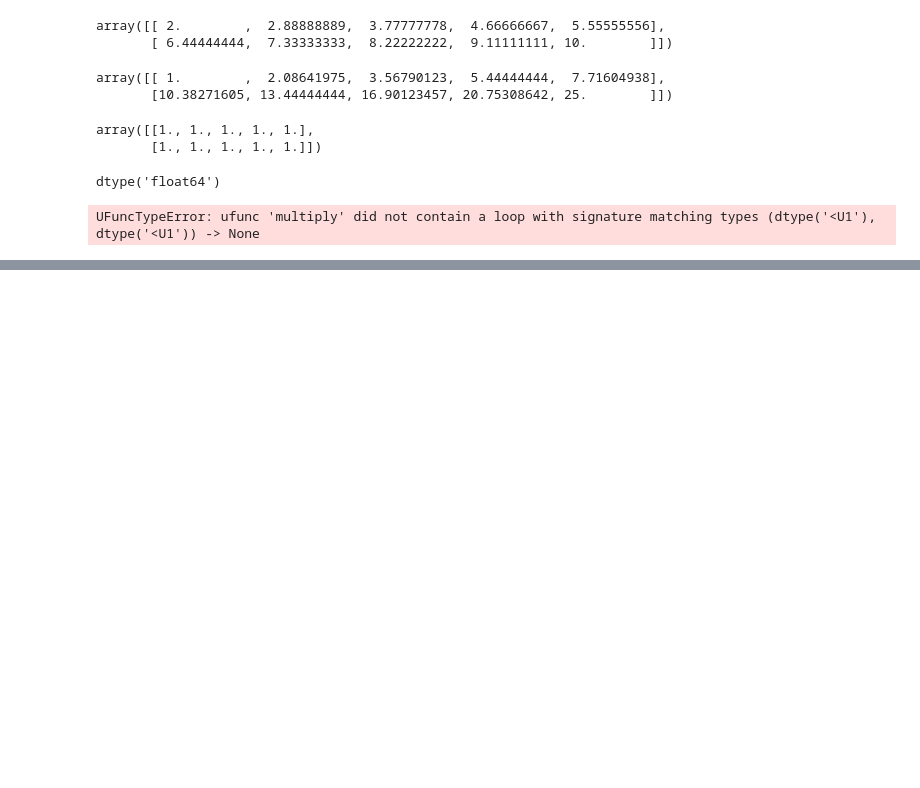
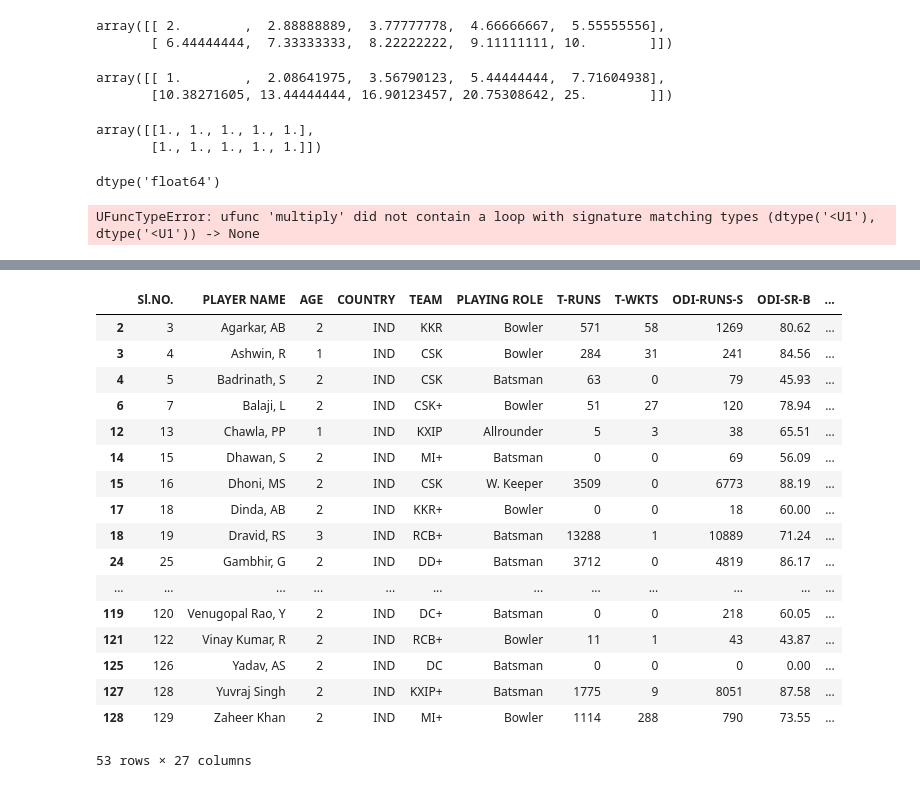
Before and after one commit to nachikethmurthy/Data-Science-Python-Sep-25, a Jupyter notebook: Module-2/Numpy Pandas Matplotlib.ipynb, the cells around one changed output, grey strips where cells are left out. Drawn from its saved outputs; the diff is of its cells as text; code cells hidden in the pictures; blank space fills up the shorter version.

```diff
--- a/Module-2/Numpy Pandas Matplotlib.ipynb
+++ b/Module-2/Numpy Pandas Matplotlib.ipynb
@@ -227,0 +284,3 @@ array([[65, 36, 19],
+# %%
+df = pd.read_csv("IPL IMB381IPL2013.csv")
+df
@@ -227,0 +563,3 @@ array([[65, 36, 19],
+# %%
+# PREMIUM = SOLD PRICE - BASE PRICE
+df['PREMIUM'] = df["SOLD PRICE"] - df["BASE PRICE"] # data transformation
@@ -227,0 +712,21 @@ array([[65, 36, 19],
+# %%
+df[df['COUNTRY'] == "IND"]
+# %% [output]
+|  | Sl.NO. | PLAYER NAME | AGE | COUNTRY | TEAM | PLAYING ROLE | T-RUNS | T-WKTS | ODI-RUNS-S | ODI-SR-B | ... |
+| 2 | 3 | Agarkar, AB | 2 | IND | KKR | Bowler | 571 | 58 | 1269 | 80.62 | ... |
+| 3 | 4 | Ashwin, R | 1 | IND | CSK | Bowler | 284 | 31 | 241 | 84.56 | ... |
+| 4 | 5 | Badrinath, S | 2 | IND | CSK | Batsman | 63 | 0 | 79 | 45.93 | ... |
+| 6 | 7 | Balaji, L | 2 | IND | CSK+ | Bowler | 51 | 27 | 120 | 78.94 | ... |
+| 12 | 13 | Chawla, PP | 1 | IND | KXIP | Allrounder | 5 | 3 | 38 | 65.51 | ... |
+| 14 | 15 | Dhawan, S | 2 | IND | MI+ | Batsman | 0 | 0 | 69 | 56.09 | ... |
+| 15 | 16 | Dhoni, MS | 2 | IND | CSK | W. Keeper | 3509 | 0 | 6773 | 88.19 | ... |
+| 17 | 18 | Dinda, AB | 2 | IND | KKR+ | Bowler | 0 | 0 | 18 | 60.00 | ... |
+| 18 | 19 | Dravid, RS | 3 | IND | RCB+ | Batsman | 13288 | 1 | 10889 | 71.24 | ... |
+| 24 | 25 | Gambhir, G | 2 | IND | DD+ | Batsman | 3712 | 0 | 4819 | 86.17 | ... |
+| ... | ... | ... | ... | ... | ... | ... | ... | ... | ... | ... | ... |
+| 119 | 120 | Venugopal Rao, Y | 2 | IND | DC+ | Batsman | 0 | 0 | 218 | 60.05 | ... |
+| 121 | 122 | Vinay Kumar, R | 2 | IND | RCB+ | Bowler | 11 | 1 | 43 | 43.87 | ... |
+| 125 | 126 | Yadav, AS | 2 | IND | DC | Batsman | 0 | 0 | 0 | 0.00 | ... |
+| 127 | 128 | Yuvraj Singh | 2 | IND | KXIP+ | Batsman | 1775 | 9 | 8051 | 87.58 | ... |
+| 128 | 129 | Zaheer Khan | 2 | IND | MI+ | Bowler | 1114 | 288 | 790 | 73.55 | ... |
+53 rows × 27 columns
```
Also changed, not shown: parts of 108 cells of this notebook, 6 other files.
